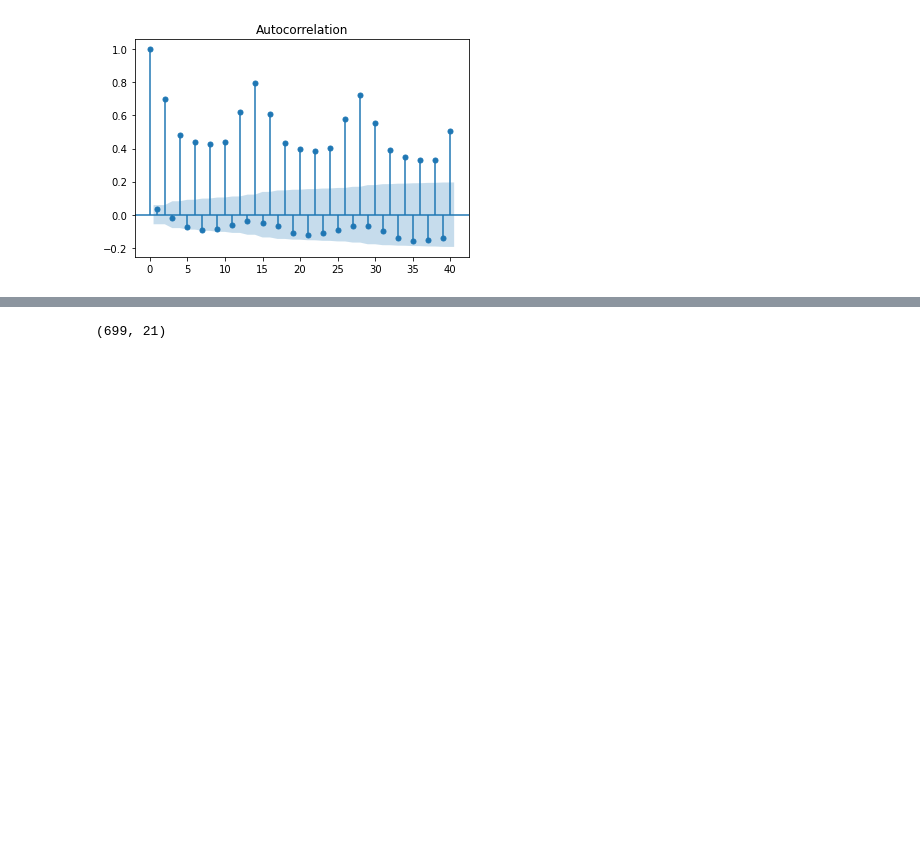
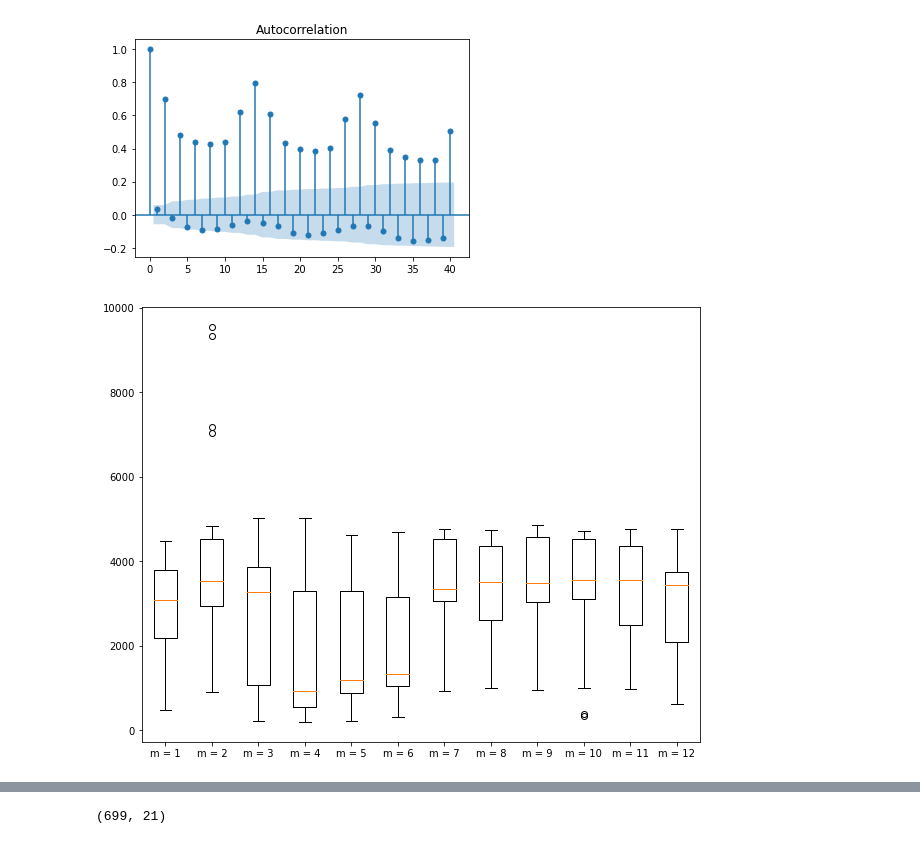
Before and after one commit to juanscr/covid-abms, a Jupyter notebook: misc/data-metro.ipynb, the cells around one changed output, grey strips where cells are left out. Drawn from its saved outputs; the diff is of its cells as text; code cells hidden in the pictures; blank space fills up the shorter version.

Commit message:
[ misc ] Added month correlation plots and boxplots.

```diff
--- a/misc/data-metro.ipynb
+++ b/misc/data-metro.ipynb
@@ -38,3 +38,25 @@ sm.graphics.tsa.plot_acf(data_pob[:, 2], lags=40)
 plt.show()
 # %% [output]
 [figure]
+# %%
+data_per_month = {}
+for data in data_pob:
+    month = data[0].month
+    if month in data_per_month:
+        data_per_month[month].append(data[1:].mean())
+    else:
+        data_per_month[month] = [data[1:].mean()]
+# %%
+xticks = []
+data_list = []
+for month in data_per_month:
+    data_list.append(data_per_month[month])
+    xticks.append("m = " + str(month))
+
+fig = plt.figure(1, figsize=(10, 8))
+ax = fig.add_subplot(111)
+ax.boxplot(data_list)
+ax.set_xticklabels(xticks)
+plt.show()
+# %% [output]
+[figure, added]
```
Also changed, not shown: parts of 2 cells of this notebook.
